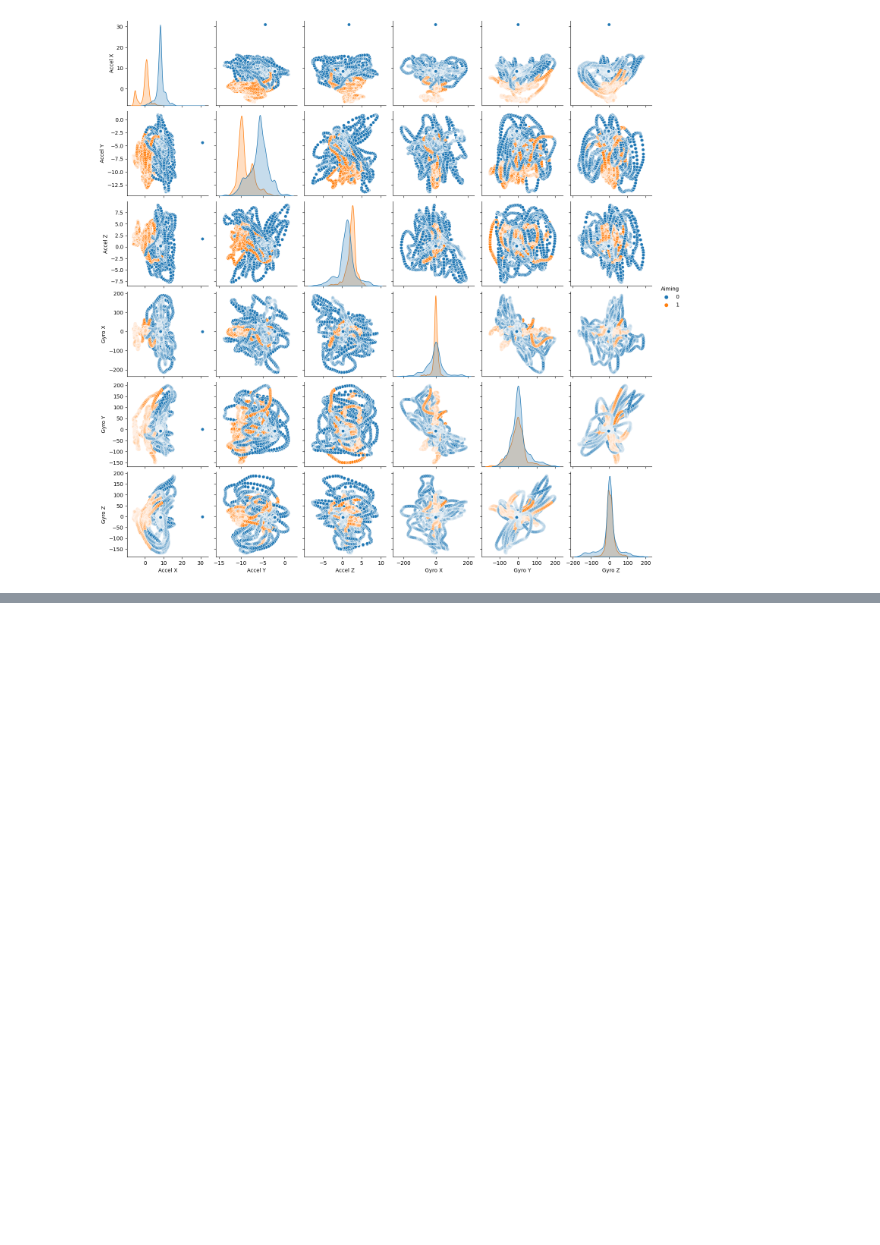
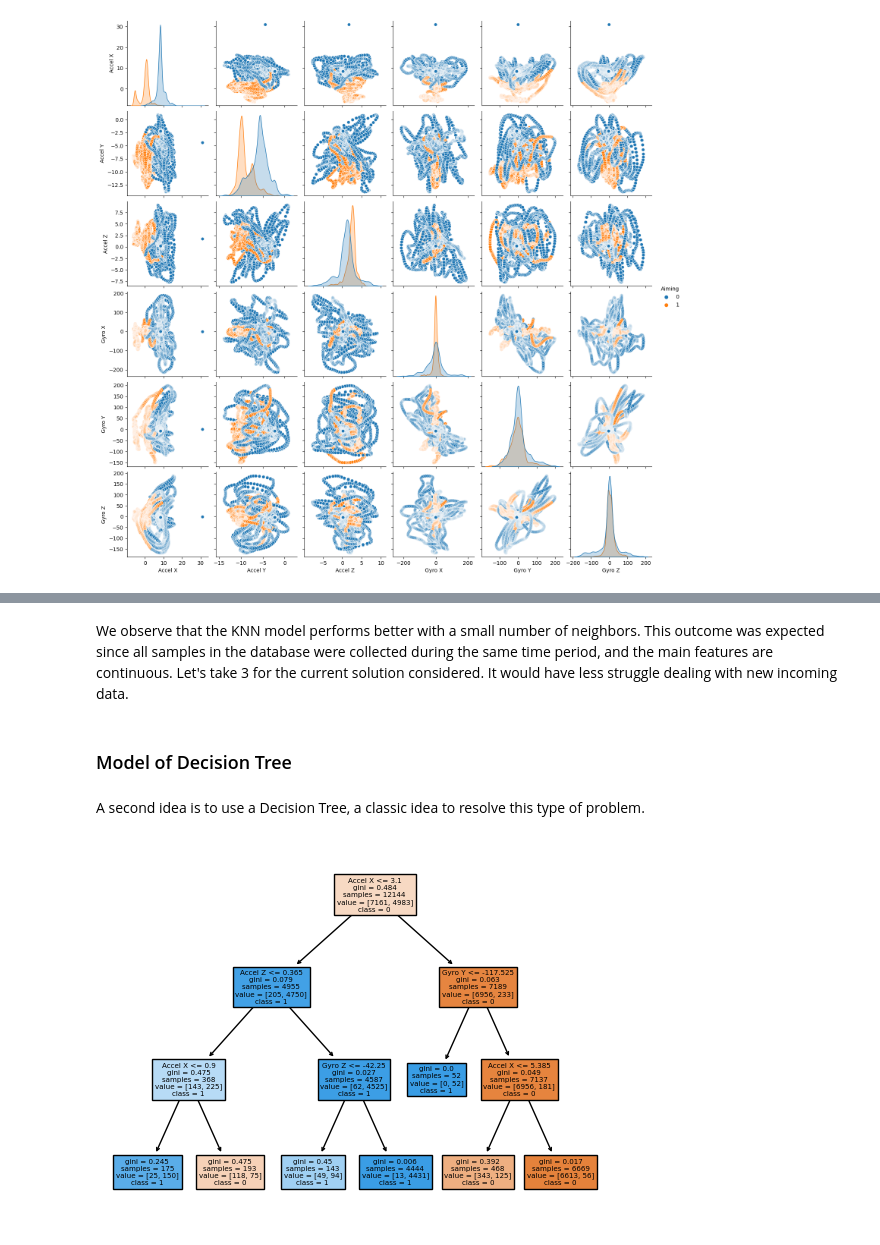
Before and after one commit to NathanSlbg/intern-assessment, a Jupyter notebook: Intern_assessment_thales.ipynb, the cells around one changed output, grey strips where cells are left out. Saved outputs shown, nothing was run; the diff lists cells and outputs as text; code cells hidden in the pictures; blank space fills up the shorter version.

```diff
--- a/Intern_assessment_thales.ipynb
+++ b/Intern_assessment_thales.ipynb
@@ -149,2 +241,22 @@ def stratified_k_fold_cross_validate(model, data, target, n_splits=10, random_st
+# %% [markdown]
+We observe that the KNN model performs better with a small number of neighbors. This outcome was expected since all samples in the database were collected during the same time period, and the main features are continuous. Let's take 3 for the current solution considered. It would have less struggle dealing with new incoming data.
+# %% [markdown]
+### Model of Decision Tree
+# %% [markdown]
+A second idea is to use a Decision Tree, a classic idea to resolve this type of problem.
+# %%
+from sklearn.tree import DecisionTreeClassifier, plot_tree
+import matplotlib.pyplot as plt
+
+clf = DecisionTreeClassifier(max_depth=3)
+
+#Training of the decision tree
+clf.fit(data, aiming)
+
+#Display of the decision tree
+plot_tree(clf, feature_names= ['Accel X','Accel Y','Accel Z','Gyro X', 'Gyro Y', 'Gyro Z'], class_names=["0","1"],filled=True)
+plt.show()
+# %% [output]
+[figure, added]
 # %%
 n_splits = 10
```
Also changed, not shown: parts of 54 cells of this notebook.
